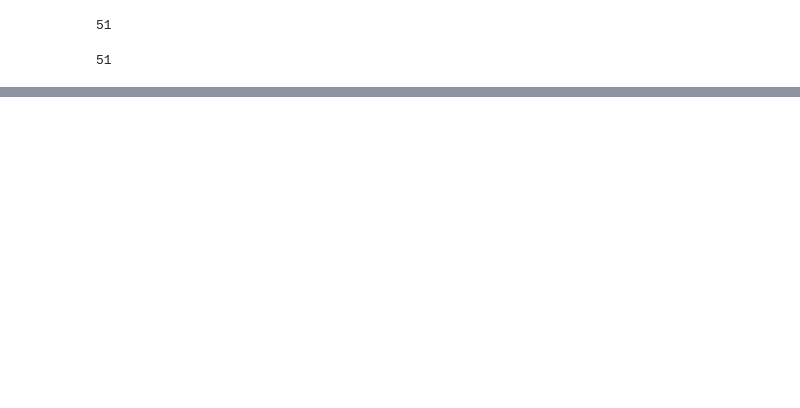
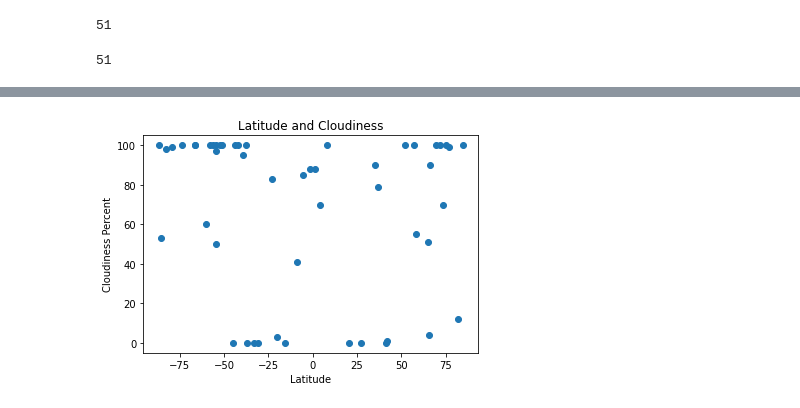
Before and after one commit to BatesJ72/python-api-challenge, a Jupyter notebook: WeatherPy/weatherpy.ipynb, the cells around one changed output, grey strips where cells are left out. Saved outputs shown, nothing was run; the diff lists cells and outputs as text; code cells hidden in the pictures; blank space fills up the shorter version.

```diff
--- a/WeatherPy/weatherpy.ipynb
+++ b/WeatherPy/weatherpy.ipynb
@@ -176,6 +209,13 @@ plt.show()
 # %%
 # Scatter plot for cloudiness and latitude
+fig, ax3 = plt.subplots()
+ax3.set_title("Latitude and Cloudiness")
+plt.xlabel("Latitude")
+plt.ylabel("Cloudiness Percent")
+
 plt.scatter(lat, cloud_percent)
 plt.show()
+# %% [output]
+[figure, added]
 # %%
 # Scatter plot for wind speed and latitude
```
Also changed, not shown: parts of 20 cells of this notebook.
